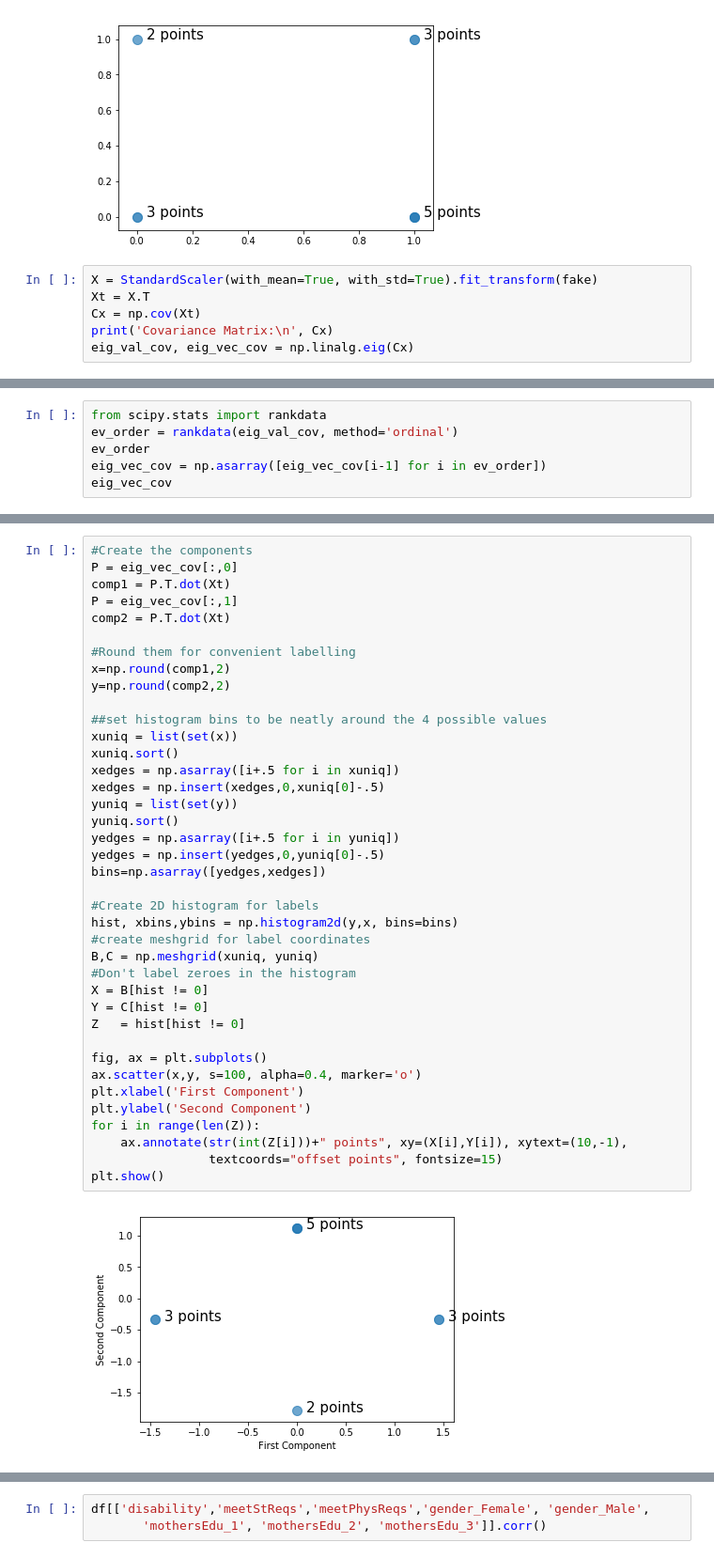
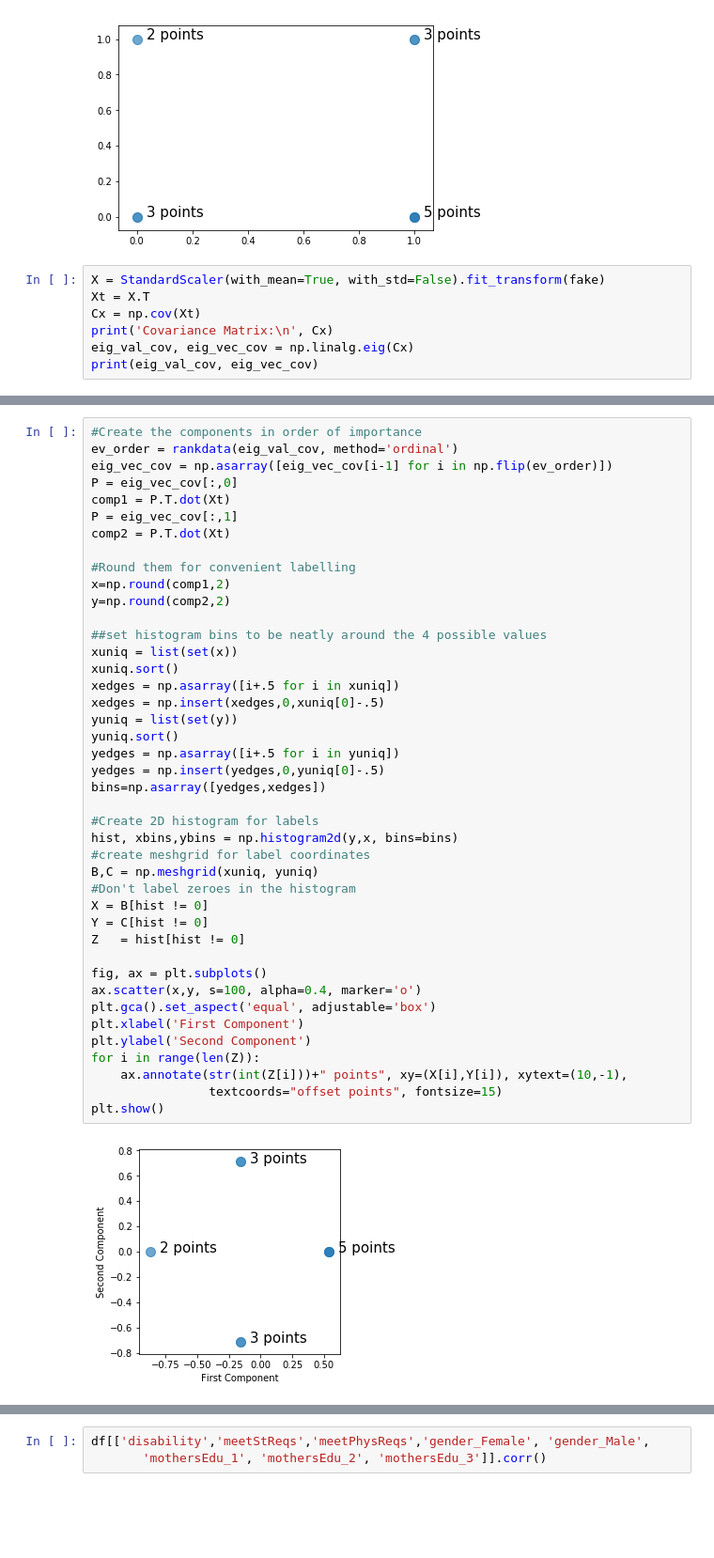
Before and after one commit to conditg/predicting-disruption, a Jupyter notebook: ScreenTime_SocialSkills.ipynb, the cells around one changed output, grey strips where cells are left out. Shown at 94% size. Drawn from its saved outputs; the diff is of its cells as text; blank space fills up the shorter version.

Commit message:
scattercharts

```diff
--- a/ScreenTime_SocialSkills.ipynb
+++ b/ScreenTime_SocialSkills.ipynb
@@ -342,10 +344,11 @@ plt.show()
 # %% [output]
 [figure]
 # %%
-X = StandardScaler(with_mean=True, with_std=True).fit_transform(fake)
+X = StandardScaler(with_mean=True, with_std=False).fit_transform(fake)
 Xt = X.T
 Cx = np.cov(Xt)
 print('Covariance Matrix:\n', Cx)
 eig_val_cov, eig_vec_cov = np.linalg.eig(Cx)
+print(eig_val_cov, eig_vec_cov)
 # %% [output]
 Covariance Matrix:
@@ -380,6 +384,0 @@ The percentage of total variance in the dataset explained by each component calc
-# %%
-from scipy.stats import rankdata
-ev_order = rankdata(eig_val_cov, method='ordinal')
-ev_order
-eig_vec_cov = np.asarray([eig_vec_cov[i-1] for i in ev_order])
-eig_vec_cov
@@ -389,5 +385,7 @@ array([[-0.70710678,  0.70710678],
 # %%
-#Create the components
+#Create the components in order of importance
+ev_order = rankdata(eig_val_cov, method='ordinal')
+eig_vec_cov = np.asarray([eig_vec_cov[i-1] for i in np.flip(ev_order)])
 P = eig_vec_cov[:,0]
 comp1 = P.T.dot(Xt)
 P = eig_vec_cov[:,1]
@@ -399,31 +397,32 @@ y=np.round(comp2,2)
 
 ##set histogram bins to be neatly around the 4 possible values
 xuniq = list(set(x))
 xuniq.sort()
 xedges = np.asarray([i+.5 for i in xuniq])
 xedges = np.insert(xedges,0,xuniq[0]-.5)
 yuniq = list(set(y))
 yuniq.sort()
 yedges = np.asarray([i+.5 for i in yuniq])
 yedges = np.insert(yedges,0,yuniq[0]-.5)
 bins=np.asarray([yedges,xedges])
 
 #Create 2D histogram for labels
 hist, xbins,ybins = np.histogram2d(y,x, bins=bins)
 #create meshgrid for label coordinates
 B,C = np.meshgrid(xuniq, yuniq)
 #Don't label zeroes in the histogram
 X = B[hist != 0]
 Y = C[hist != 0]
 Z   = hist[hist != 0]
 
 fig, ax = plt.subplots()
 ax.scatter(x,y, s=100, alpha=0.4, marker='o')
+plt.gca().set_aspect('equal', adjustable='box')
 plt.xlabel('First Component')
 plt.ylabel('Second Component')
 for i in range(len(Z)):
     ax.annotate(str(int(Z[i]))+" points", xy=(X[i],Y[i]), xytext=(10,-1),
                 textcoords="offset points", fontsize=15)
 plt.show()
 # %% [output]
-[figure, old version]
+[figure, new version]
```
Also changed, not shown: parts of 40 cells of this notebook.
